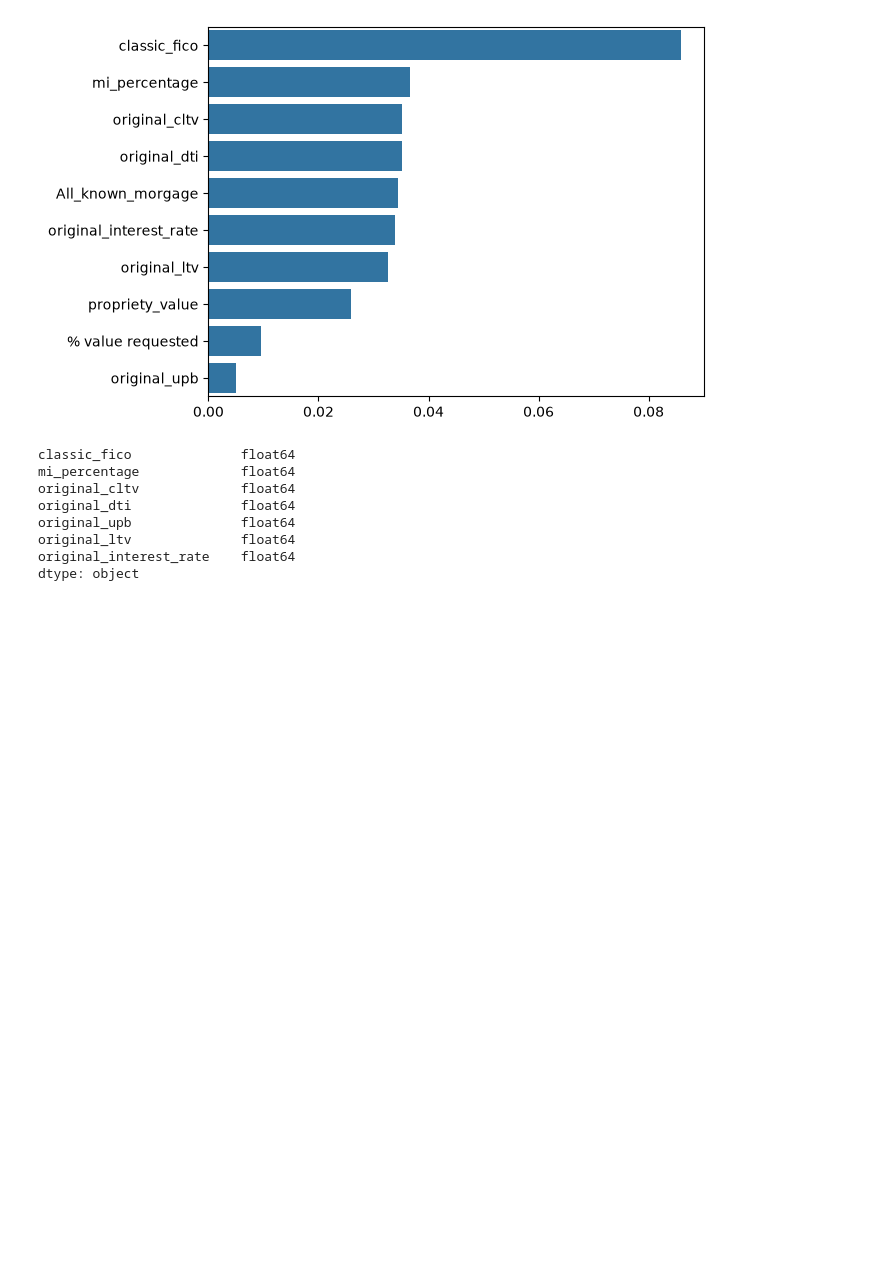
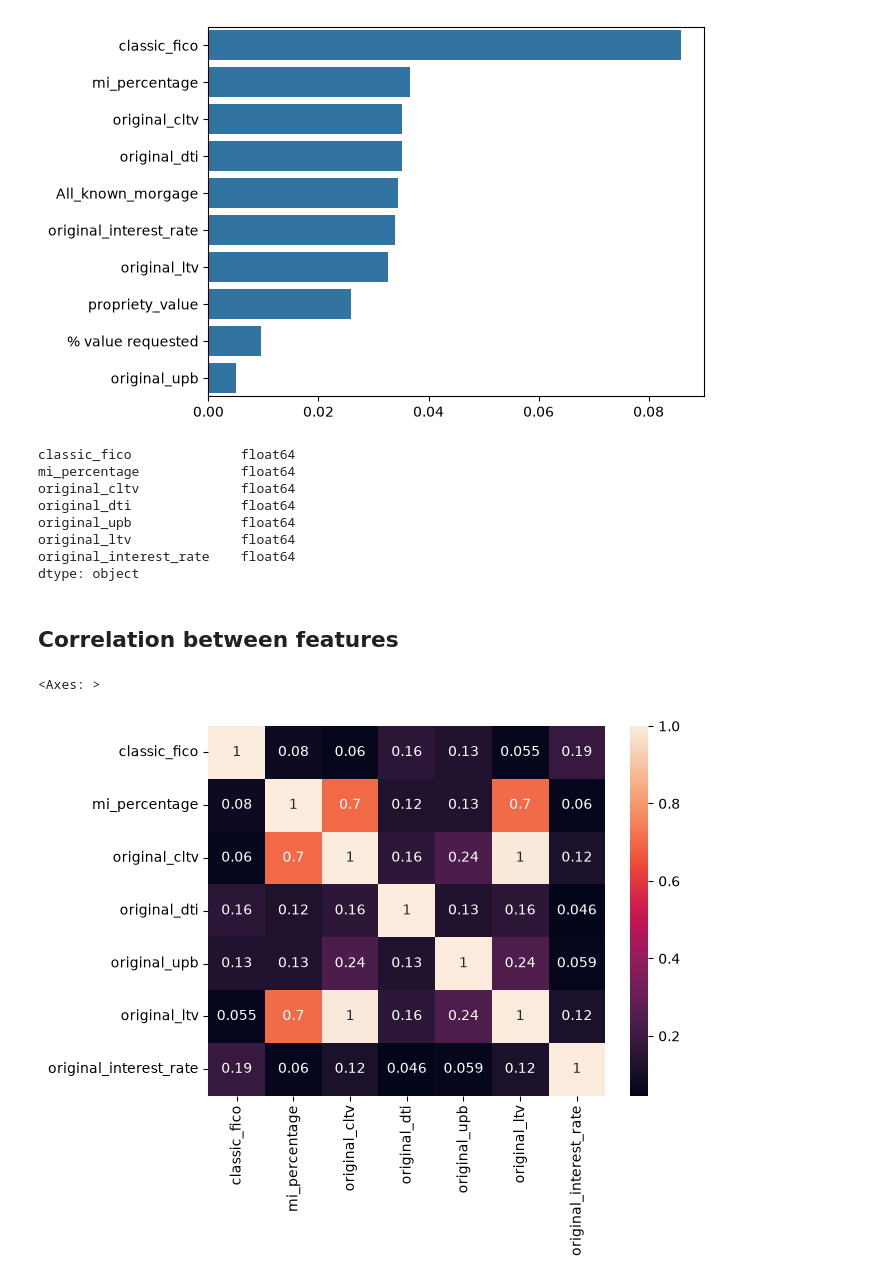
Before and after one commit to luke235422/Freddie-Mac-ML-progect, a Jupyter notebook: model_1.ipynb, the cells around one changed output. Saved outputs shown, nothing was run; the diff lists cells and outputs as text; code cells hidden in the pictures; blank space fills up the shorter version.

Commit message:
added correlation between features

```diff
--- a/model_1.ipynb
+++ b/model_1.ipynb
@@ -554,3 +556,15 @@ original_upb              float64
 original_ltv              float64
 original_interest_rate    float64
 dtype: object
+# %% [markdown]
+## Correlation between features
+# %%
+df_corr={}
+for col in numerical_columns:
+    correlation = model_df_eda[numerical_columns].corrwith(model_df_eda[col]).abs()
+    df_corr[col]=correlation
+df_corr = pd.DataFrame(df_corr)
+sns.heatmap(data = df_corr ,annot=True)
+# %% [output]
+<Axes: >
+[figure, added]
```
Also changed, not shown: parts of 6 cells of this notebook.
